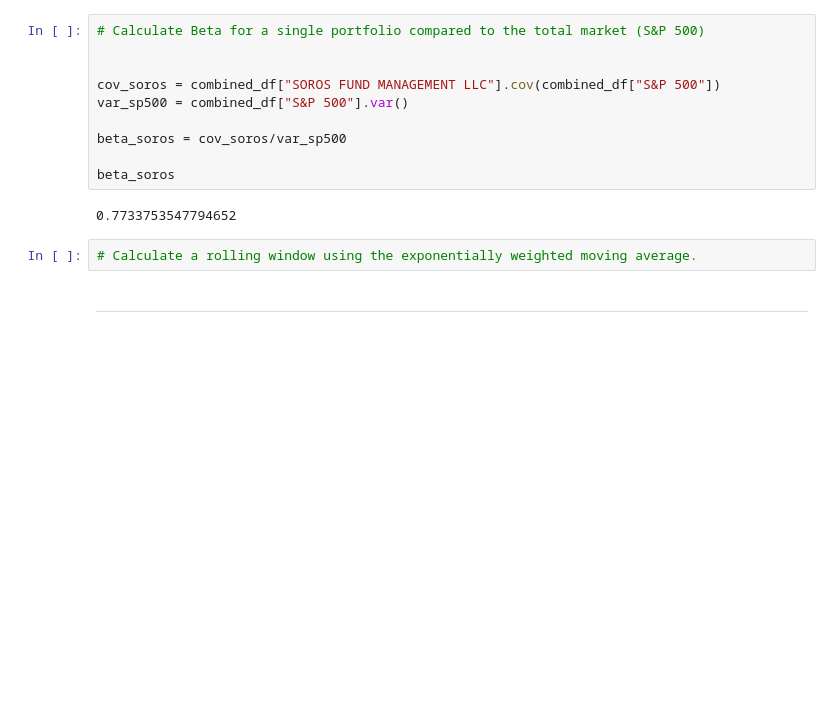
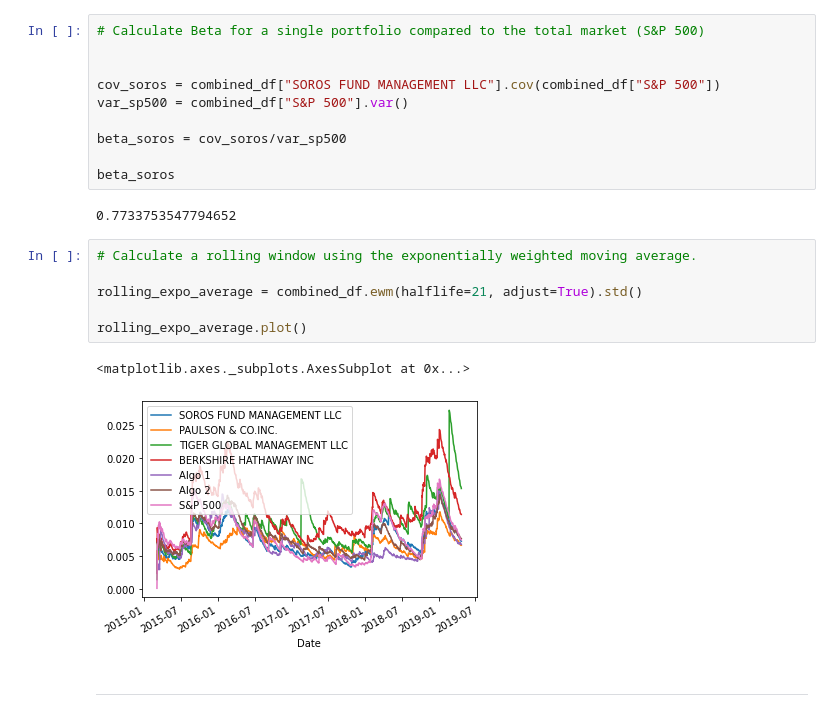
Before and after one commit to adriennestark/als_pandas_hw, a Jupyter notebook: whale_analysis.ipynb, the cells around one changed output. Saved outputs shown, nothing was run; the diff lists cells and outputs as text; blank space fills up the shorter version.

```diff
--- a/whale_analysis.ipynb
+++ b/whale_analysis.ipynb
@@ -262,6 +319,13 @@ beta_soros
 0.7733753547794652
 # %%
 # Calculate a rolling window using the exponentially weighted moving average.
+
+rolling_expo_average = combined_df.ewm(halflife=21, adjust=True).std()
+
+rolling_expo_average.plot()
+# %% [output]
+<matplotlib.axes._subplots.AxesSubplot at 0x...>
+[figure, added]
 # %% [markdown]
 ---
 # %% [markdown]
```
Also changed, not shown: parts of 18 cells of this notebook, 3 other files.
